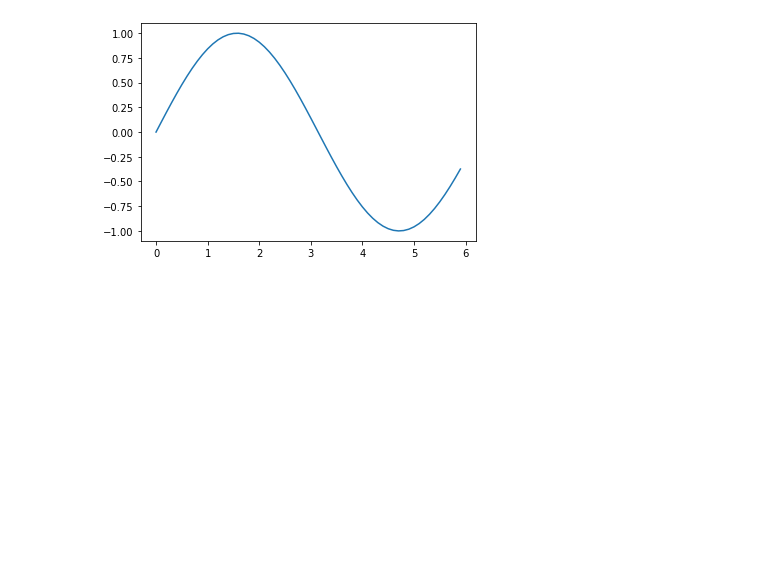
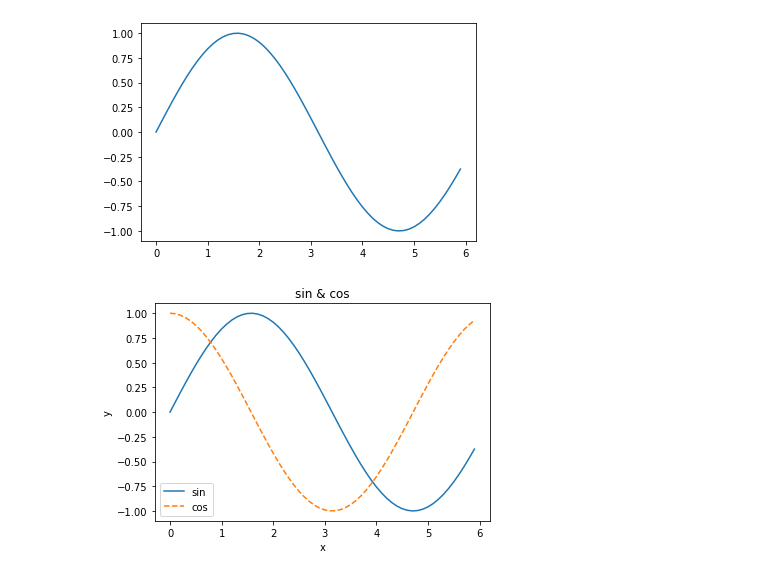
Before and after one commit to ShinAnase/ZERO_DeepLearning, a Jupyter notebook: Vol1.ipynb, the cells around one changed output. Cells and saved outputs as stored; diff of their text form; code cells hidden in the pictures; blank space fills up the shorter version.

```diff
--- a/Vol1.ipynb
+++ b/Vol1.ipynb
@@ -51,3 +51,25 @@ plt.show()
  3.6 3.7 3.8 3.9 4.  4.1 4.2 4.3 4.4 4.5 4.6 4.7 4.8 4.9 5.  5.1 5.2 5.3
  5.4 5.5 5.6 5.7 5.8 5.9]
 [figure]
+# %%
+#p17
+x = np.arange(0, 6, 0.1)
+
+y1 = np.sin(x)
+y2 = np.cos(x)
+
+#グラフの描画
+plt.plot(x, y1, label = "sin")
+plt.plot(x, y2, linestyle = "--", label = "cos")
+
+#X字句のラベル
+plt.xlabel("x")
+plt.ylabel("y")
+
+#タイトル
+plt.title('sin & cos')
+
+plt.legend() #左下の凡例
+plt.show()
+# %% [output]
+[figure, added]
```
Also changed, not shown: 1 other file.
